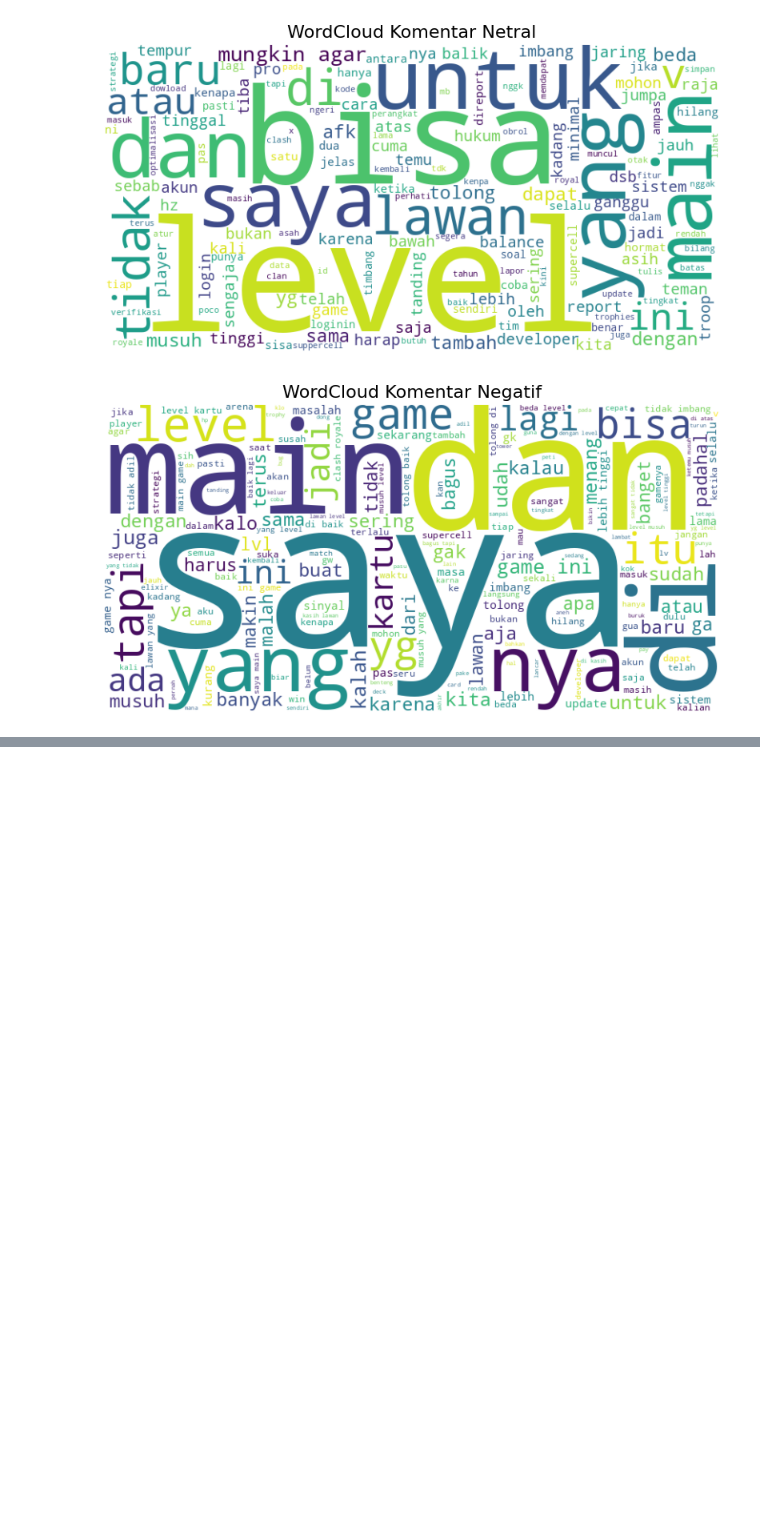
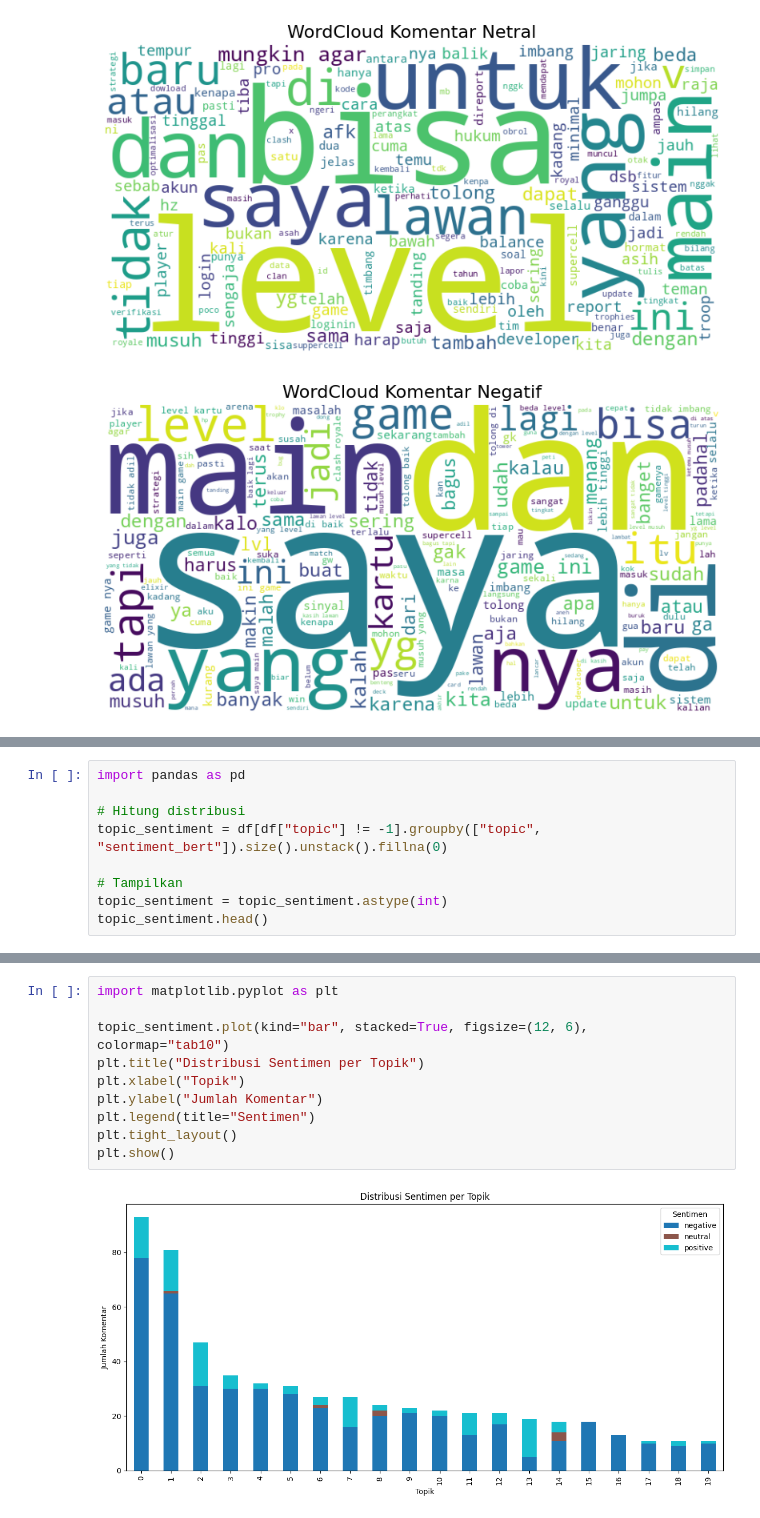
Before and after one commit to HansenDafa/clash-royale-reviews-insights, a Jupyter notebook: notebooks/insights.ipynb, the cells around one changed output, grey strips where cells are left out. Drawn from its saved outputs; the diff is of its cells as text; blank space fills up the shorter version.

```diff
--- a/notebooks/insights.ipynb
+++ b/notebooks/insights.ipynb
@@ -104,0 +194,9 @@ generate_wordcloud(negatif, "WordCloud Komentar Negatif")
+# %%
+import pandas as pd
+
+# Hitung distribusi
+topic_sentiment = df[df["topic"] != -1].groupby(["topic", "sentiment_bert"]).size().unstack().fillna(0)
+
+# Tampilkan
+topic_sentiment = topic_sentiment.astype(int)
+topic_sentiment.head()
@@ -104,0 +211,12 @@ generate_wordcloud(negatif, "WordCloud Komentar Negatif")
+# %%
+import matplotlib.pyplot as plt
+
+topic_sentiment.plot(kind="bar", stacked=True, figsize=(12, 6), colormap="tab10")
+plt.title("Distribusi Sentimen per Topik")
+plt.xlabel("Topik")
+plt.ylabel("Jumlah Komentar")
+plt.legend(title="Sentimen")
+plt.tight_layout()
+plt.show()
+# %% [output]
+[figure, added]
```
Also changed, not shown: parts of 19 cells of this notebook, 2 other files.
